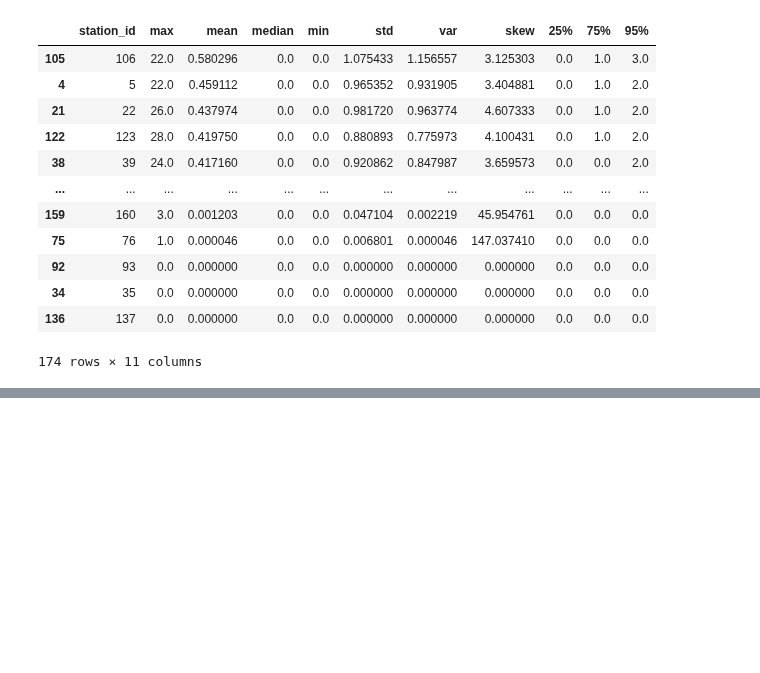
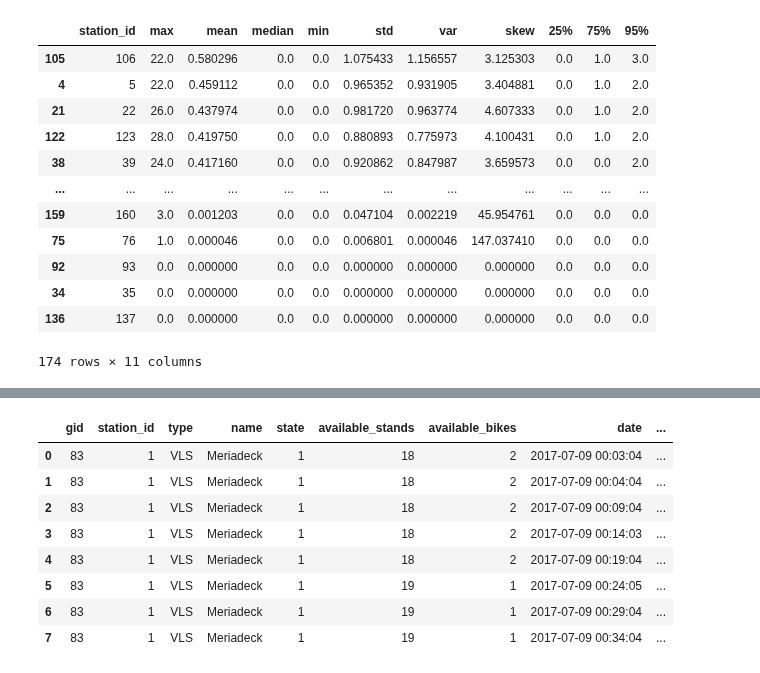
Before and after one commit to armgilles/vcub_keeper, a Jupyter notebook: notebooks/02_Features/01_transaction_out #3.ipynb, the cells around one changed output, grey strips where cells are left out. Saved outputs shown, nothing was run; the diff lists cells and outputs as text; code cells hidden in the pictures; blank space fills up the shorter version.

```diff
--- a/notebooks/02_Features/01_transaction_out #3.ipynb
+++ b/notebooks/02_Features/01_transaction_out #3.ipynb
@@ -235,0 +239,3 @@ plot_station_activity(activite, station_id=106, features_to_plot=['transactions_
+# %%
+# Lecture de l'activité des stations
+activite = read_activity_vcub()
@@ -235,0 +251,14 @@ plot_station_activity(activite, station_id=106, features_to_plot=['transactions_
+# %%
+activite = get_transactions_out(activite)
+# %%
+activite.head(8)
+# %% [output]
+|  | gid | station_id | type | name | state | available_stands | available_bikes | date | ... |
+| 0 | 83 | 1 | VLS | Meriadeck | 1 | 18 | 2 | 2017-07-09 00:03:04 | ... |
+| 1 | 83 | 1 | VLS | Meriadeck | 1 | 18 | 2 | 2017-07-09 00:04:04 | ... |
+| 2 | 83 | 1 | VLS | Meriadeck | 1 | 18 | 2 | 2017-07-09 00:09:04 | ... |
+| 3 | 83 | 1 | VLS | Meriadeck | 1 | 18 | 2 | 2017-07-09 00:14:03 | ... |
+| 4 | 83 | 1 | VLS | Meriadeck | 1 | 18 | 2 | 2017-07-09 00:19:04 | ... |
+| 5 | 83 | 1 | VLS | Meriadeck | 1 | 19 | 1 | 2017-07-09 00:24:05 | ... |
+| 6 | 83 | 1 | VLS | Meriadeck | 1 | 19 | 1 | 2017-07-09 00:29:04 | ... |
+| 7 | 83 | 1 | VLS | Meriadeck | 1 | 19 | 1 | 2017-07-09 00:34:04 | ... |
```
Also changed, not shown: parts of 8 cells of this notebook.
